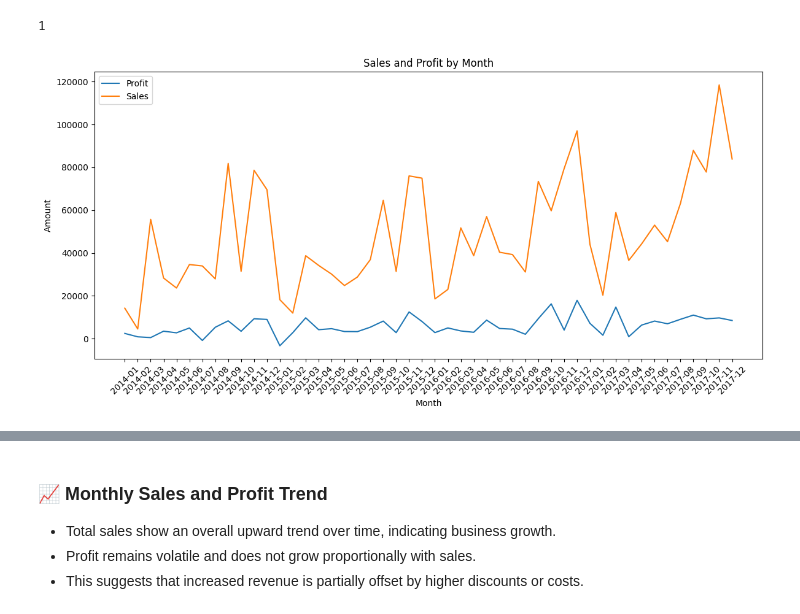
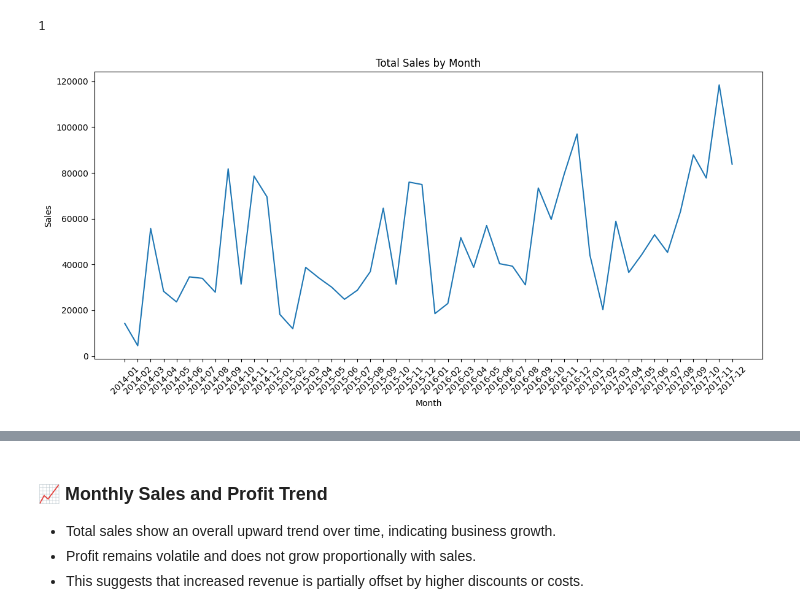
Before and after one commit to voprosovnety/superstore-analytics, a Jupyter notebook: notebooks/01_pandas_eda.ipynb, the cells around one changed output, grey strips where cells are left out. Drawn from its saved outputs; the diff is of its cells as text; code cells hidden in the pictures.

```diff
--- a/notebooks/01_pandas_eda.ipynb
+++ b/notebooks/01_pandas_eda.ipynb
@@ -33,10 +33,16 @@ from
     join dim_geo g on f.geo_id = g.geo_id
 """
 
-df = pd.read_sql(query, engine)
+df = pd.read_sql(query, engine, parse_dates=["order_date", "ship_date"])
 # %%
-df["order_date"] = pd.to_datetime(df["order_date"])
 df["month"] = df["order_date"].dt.to_period("M")
+df["discount_bucket"] = pd.cut(
+    df["discount"],
+    bins=[-0.01, 0, 0.1, 0.2, 1],
+    labels=["0%", "0-10%", "10-20%", ">20%"],
+    ordered=True
+)
+df.to_csv("../data/processed/superstore_mart.csv", index=False)
 # %%
 monthly_metrics = (
     df
@@ -50,14 +56,12 @@ monthly_metrics = (
 )
 # %%
 plt.figure(figsize=(12, 6))
-plt.plot(monthly_metrics["month"].astype(str), monthly_metrics["total_profit"], label="Profit")
-plt.plot(monthly_metrics["month"].astype(str), monthly_metrics["total_sales"], label="Sales")
-plt.title("Sales and Profit by Month")
+plt.plot(monthly_metrics["month"].astype(str), monthly_metrics["total_sales"])
+plt.title("Total Sales by Month")
 plt.xlabel("Month")
-plt.ylabel("Amount")
+plt.ylabel("Sales")
 plt.xticks(rotation=45)
-plt.legend()
 plt.tight_layout()
 plt.show()
 # %% [output]
-[figure, old version]
+[figure, new version]
```
Also changed, not shown: parts of 12 cells of this notebook, 6 other files.
